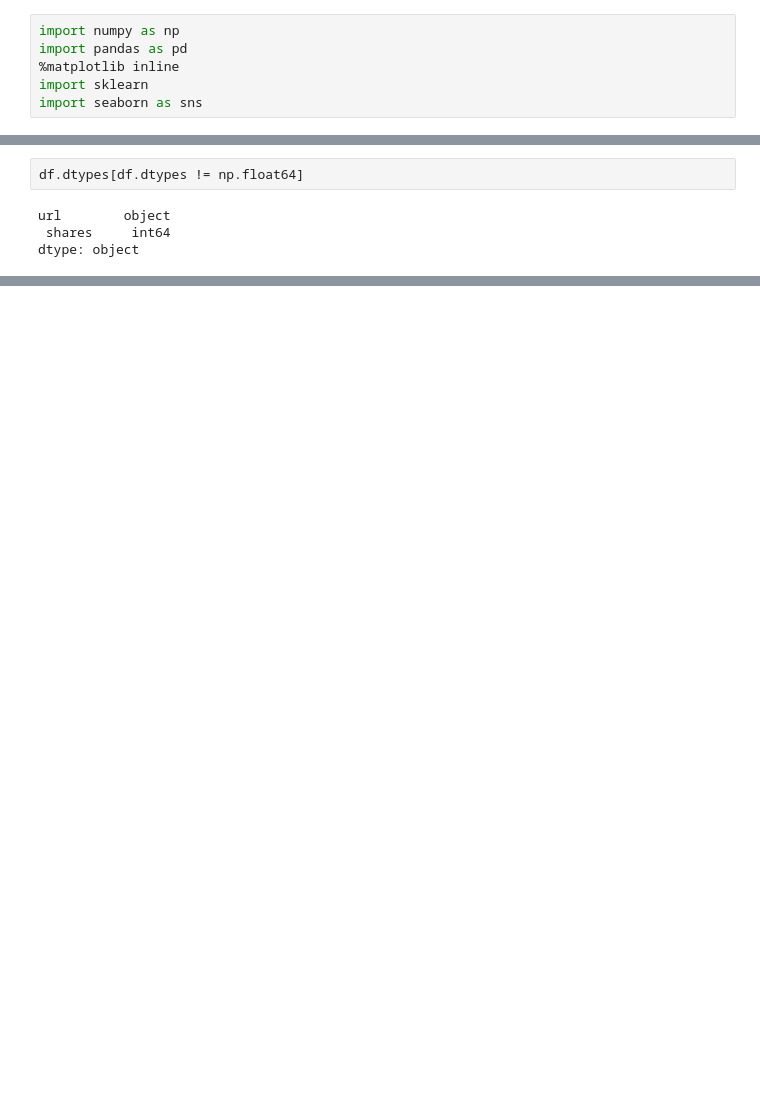
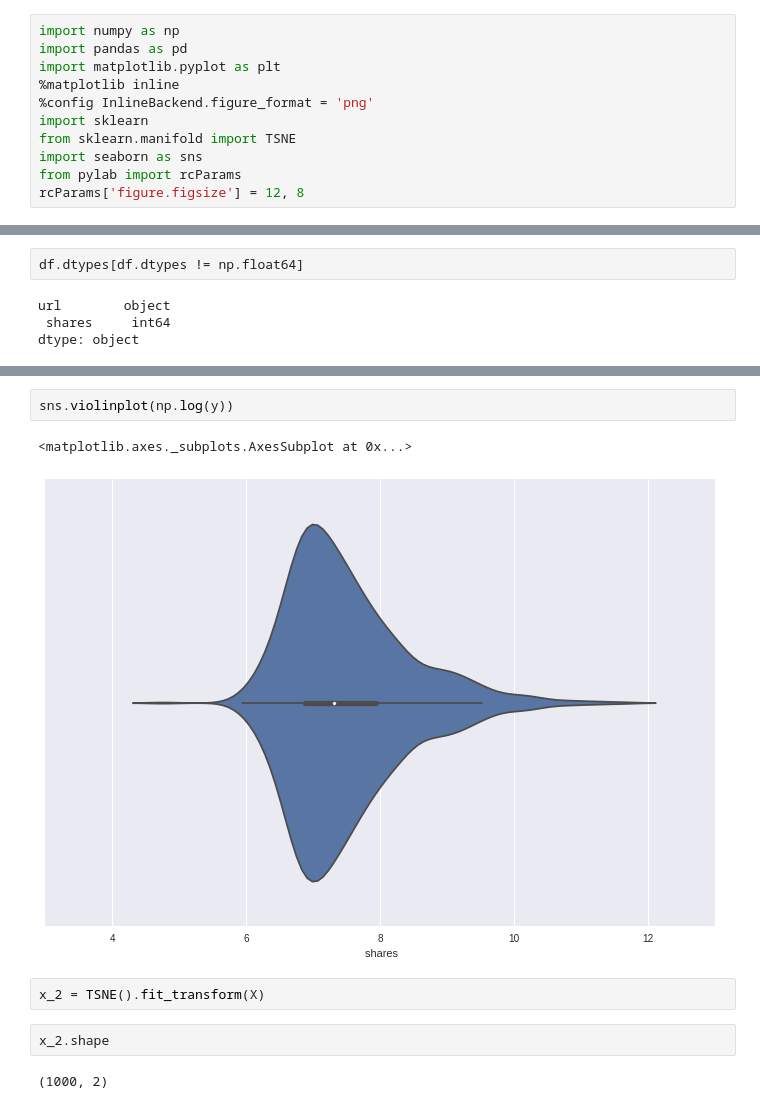
Before and after one commit to nmiculinic/IART-practical, a Jupyter notebook: Exploration.ipynb, the cells around one changed output, grey strips where cells are left out. Drawn from its saved outputs; the diff is of its cells as text; blank space fills up the shorter version.

```diff
--- a/Exploration.ipynb
+++ b/Exploration.ipynb
@@ -1,7 +1,12 @@
 # %%
 import numpy as np
 import pandas as pd
+import matplotlib.pyplot as plt
 %matplotlib inline
+%config InlineBackend.figure_format = 'png'
 import sklearn
+from sklearn.manifold import TSNE
 import seaborn as sns
+from pylab import rcParams
+rcParams['figure.figsize'] = 12, 8
 # %%
@@ -53,0 +59,11 @@ ax.semilogx()
+# %%
+sns.violinplot(np.log(y))
+# %% [output]
+<matplotlib.axes._subplots.AxesSubplot at 0x...>
+[figure, added]
+# %%
+x_2 = TSNE().fit_transform(X)
+# %%
+x_2.shape
+# %% [output]
+(1000, 2)
```
Also changed, not shown: parts of 13 cells of this notebook, 1 other file.
